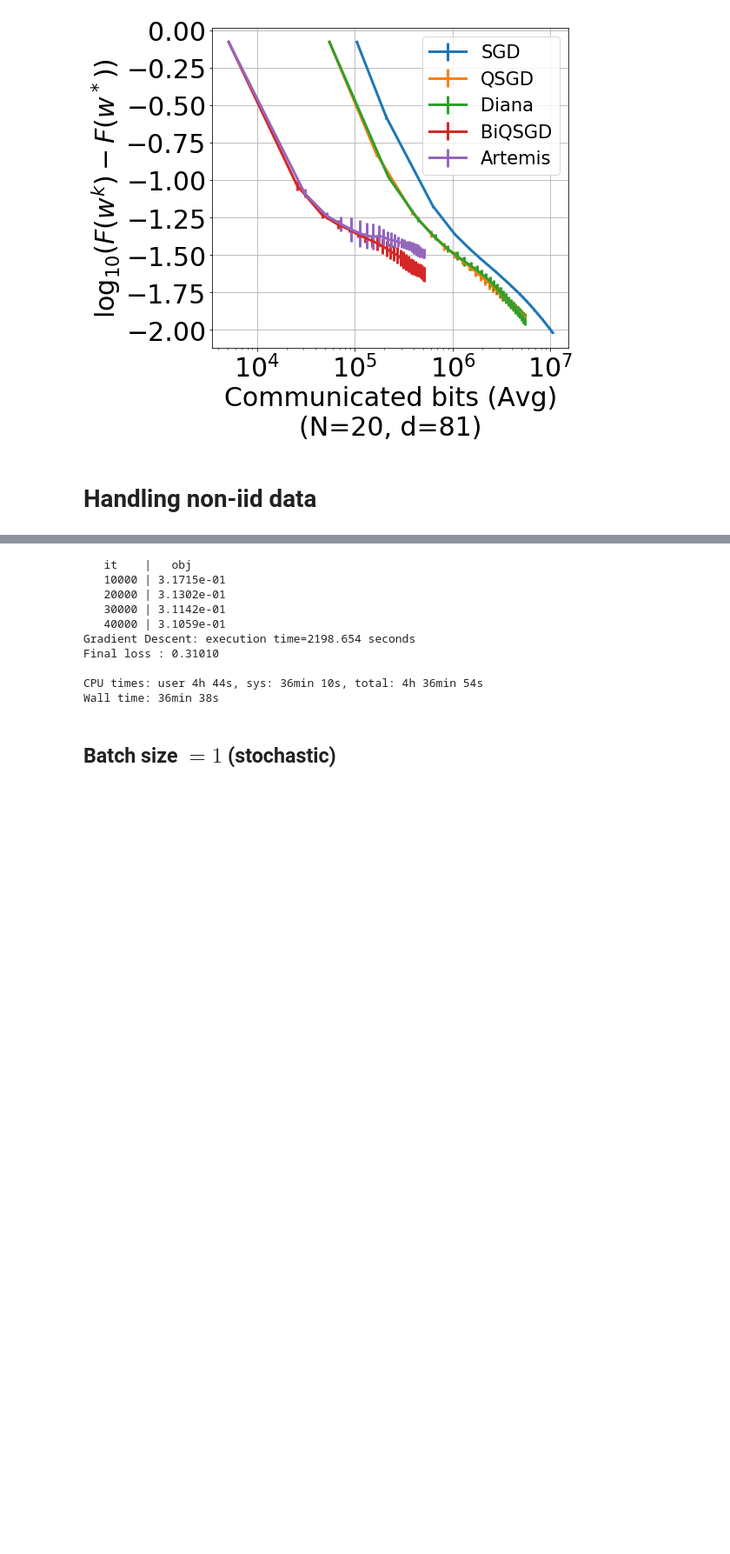
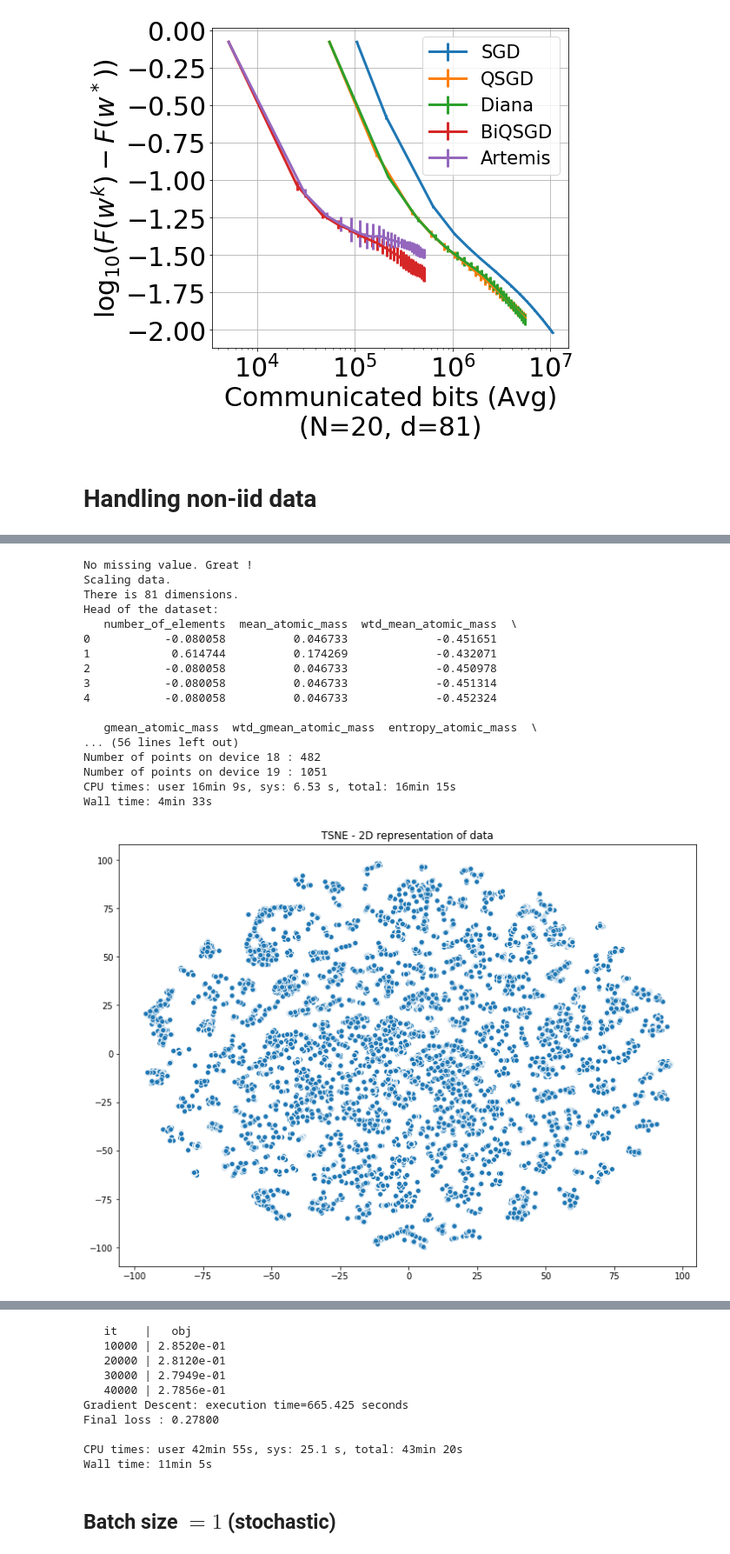
Before and after one commit to philipco/artemis-bidirectional-compression, a Jupyter notebook: notebook/superconduct.ipynb, the cells around one changed output, grey strips where cells are left out. Shown at 87% size. Cells and saved outputs as stored; diff of their text form; code cells hidden in the pictures; blank space fills up the shorter version.

```diff
--- a/notebook/superconduct.ipynb
+++ b/notebook/superconduct.ipynb
@@ -282,0 +161,22 @@ Wall time: 3min 51s
+# %%
+%%time
+X, Y, dim_notebook = prepare_superconduct(nb_devices_for_the_run, iid=False)
+# %% [output]
+No missing value. Great !
+Scaling data.
+There is 81 dimensions.
+Head of the dataset:
+   number_of_elements  mean_atomic_mass  wtd_mean_atomic_mass  \
+0           -0.080058          0.046733             -0.451651
+1            0.614744          0.174269             -0.432071
+2           -0.080058          0.046733             -0.450978
+3           -0.080058          0.046733             -0.451314
+4           -0.080058          0.046733             -0.452324
+
+   gmean_atomic_mass  wtd_gmean_atomic_mass  entropy_atomic_mass  \
+... (56 lines left out)
+Number of points on device 18 : 482
+Number of points on device 19 : 1051
+CPU times: user 16min 9s, sys: 6.53 s, total: 16min 15s
+Wall time: 4min 33s
+[figure, added]
@@ -286,10 +187,9 @@ cost_models = build_several_cost_model(RMSEModel, X, Y, nb_devices_for_the_run)
 # %%
 %%time
 obj_min_by_N = {}
-obj_min_by_N_descent = FL_VanillaSGD(Parameters(n_dimensions = dim_notebook + 1,
+obj_min_by_N_descent = SGD_Descent(Parameters(n_dimensions = dim_notebook + 1,
                                                 nb_devices=nb_devices_for_the_run,
                                                 nb_epoch=50000,
-                                                quantization_param=0,
                                                 momentum = 0.,
                                                 verbose=True,
                                                 cost_models=cost_models,
@@ -302,15 +202,15 @@ obj_min = obj_min_by_N_descent.losses[-1]
 pickle_saver(obj_min, filename + "-noniid-obj_min")
 # %% [output]
    it    |   obj
-   10000 | 3.1715e-01
-   20000 | 3.1302e-01
-   30000 | 3.1142e-01
-   40000 | 3.1059e-01
-Gradient Descent: execution time=2198.654 seconds
-Final loss : 0.31010
+   10000 | 2.8520e-01
+   20000 | 2.8120e-01
+   30000 | 2.7949e-01
+   40000 | 2.7856e-01
+Gradient Descent: execution time=665.425 seconds
+Final loss : 0.27800
 
-CPU times: user 4h 44s, sys: 36min 10s, total: 4h 36min 54s
-Wall time: 36min 38s
+CPU times: user 42min 55s, sys: 25.1 s, total: 43min 20s
+Wall time: 11min 5s
 # %% [markdown]
 ## Batch size $= 1$ (stochastic)
 # %%
```
Also changed, not shown: parts of 22 cells of this notebook, 10 other files.
